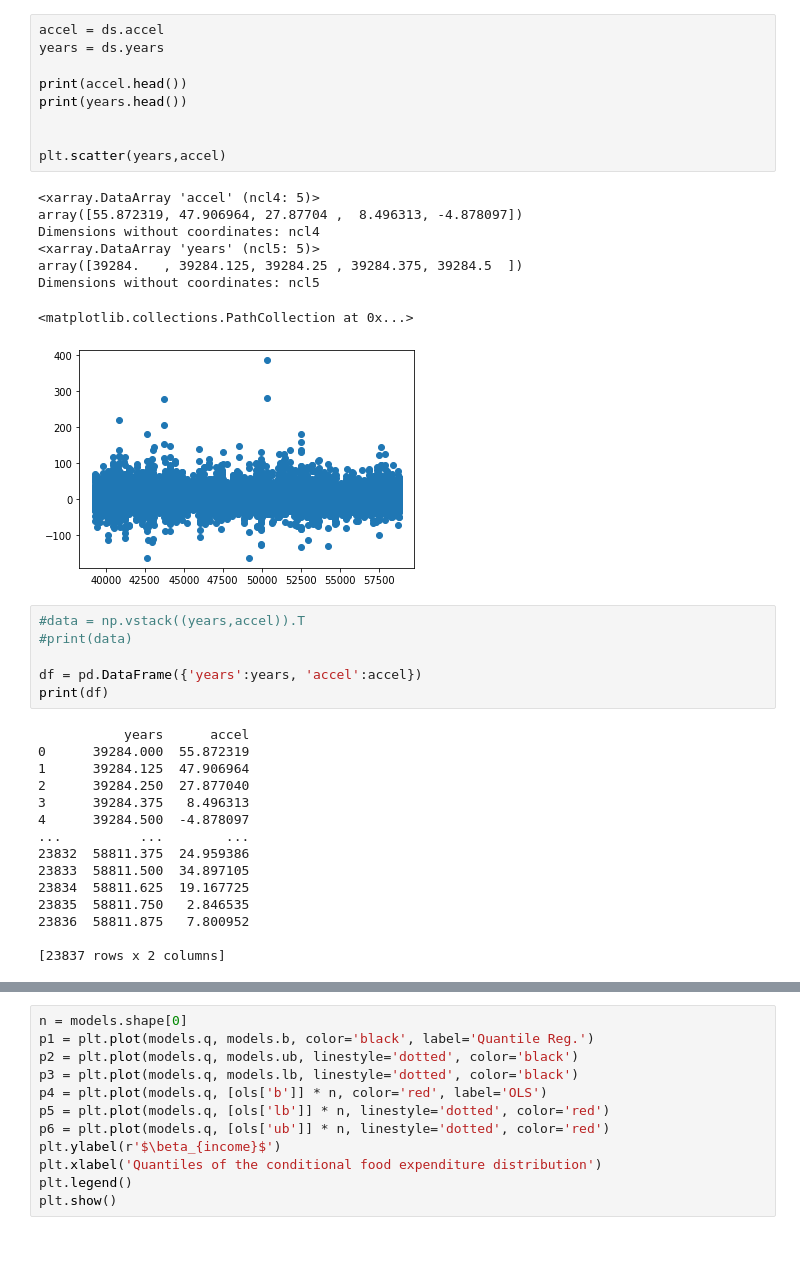
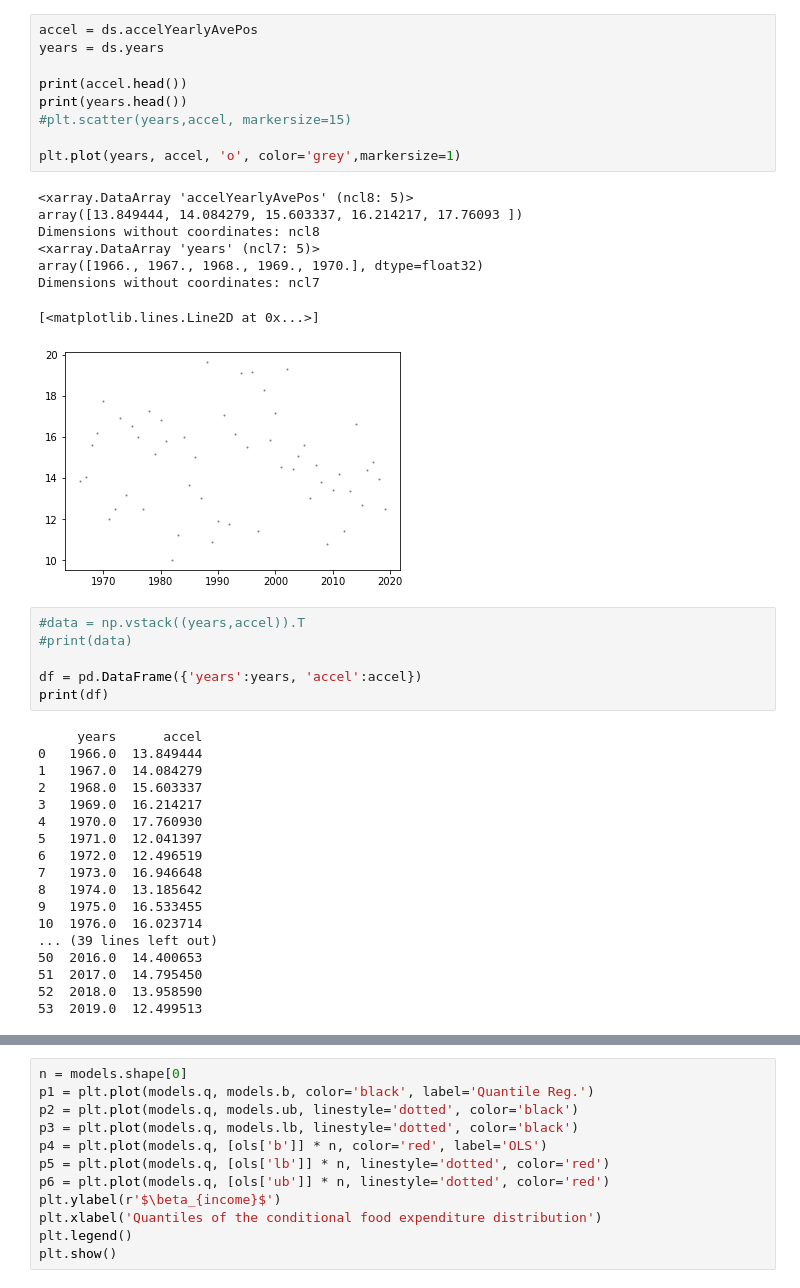
Before and after one commit to aiyyer/tcaccel, a Jupyter notebook: trend/python/Untitled.ipynb, the cells around one changed output, grey strips where cells are left out. Saved outputs shown, nothing was run; the diff lists cells and outputs as text; blank space fills up the shorter version.

```diff
--- a/trend/python/Untitled.ipynb
+++ b/trend/python/Untitled.ipynb
@@ -25,21 +29,21 @@ Data variables:
 # %%
-accel = ds.accel
+accel = ds.accelYearlyAvePos
 years = ds.years
 
 print(accel.head())
 print(years.head())
+#plt.scatter(years,accel, markersize=15)
 
-
-plt.scatter(years,accel)
+plt.plot(years, accel, 'o', color='grey',markersize=1)
 # %% [output]
-<xarray.DataArray 'accel' (ncl4: 5)>
-array([55.872319, 47.906964, 27.87704 ,  8.496313, -4.878097])
-Dimensions without coordinates: ncl4
-<xarray.DataArray 'years' (ncl5: 5)>
-array([39284.   , 39284.125, 39284.25 , 39284.375, 39284.5  ])
-Dimensions without coordinates: ncl5
+<xarray.DataArray 'accelYearlyAvePos' (ncl8: 5)>
+array([13.849444, 14.084279, 15.603337, 16.214217, 17.76093 ])
+Dimensions without coordinates: ncl8
+<xarray.DataArray 'years' (ncl7: 5)>
+array([1966., 1967., 1968., 1969., 1970.], dtype=float32)
+Dimensions without coordinates: ncl7
-<matplotlib.collections.PathCollection at 0x...>
+[<matplotlib.lines.Line2D at 0x...>]
-[figure, old version]
+[figure, new version]
 # %%
 #data = np.vstack((years,accel)).T
 #print(data)
@@ -47,17 +51,20 @@ Dimensions without coordinates: ncl5
 df = pd.DataFrame({'years':years, 'accel':accel})
 print(df)
 # %% [output]
-           years      accel
-0      39284.000  55.872319
-1      39284.125  47.906964
-2      39284.250  27.877040
-3      39284.375   8.496313
-4      39284.500  -4.878097
-...          ...        ...
-23832  58811.375  24.959386
-23833  58811.500  34.897105
-23834  58811.625  19.167725
-23835  58811.750   2.846535
-23836  58811.875   7.800952
-
-[23837 rows x 2 columns]
+     years      accel
+0   1966.0  13.849444
+1   1967.0  14.084279
+2   1968.0  15.603337
+3   1969.0  16.214217
+4   1970.0  17.760930
+5   1971.0  12.041397
+6   1972.0  12.496519
+7   1973.0  16.946648
+8   1974.0  13.185642
+9   1975.0  16.533455
+10  1976.0  16.023714
+... (39 lines left out)
+50  2016.0  14.400653
+51  2017.0  14.795450
+52  2018.0  13.958590
+53  2019.0  12.499513
```
Also changed, not shown: parts of 5 cells of this notebook, 14 other files.
